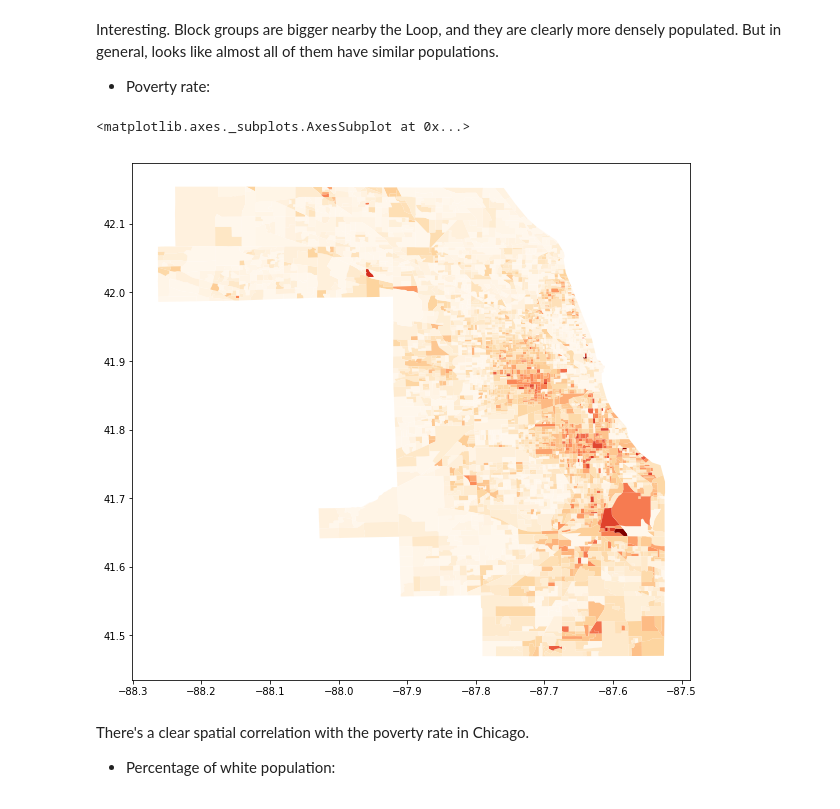
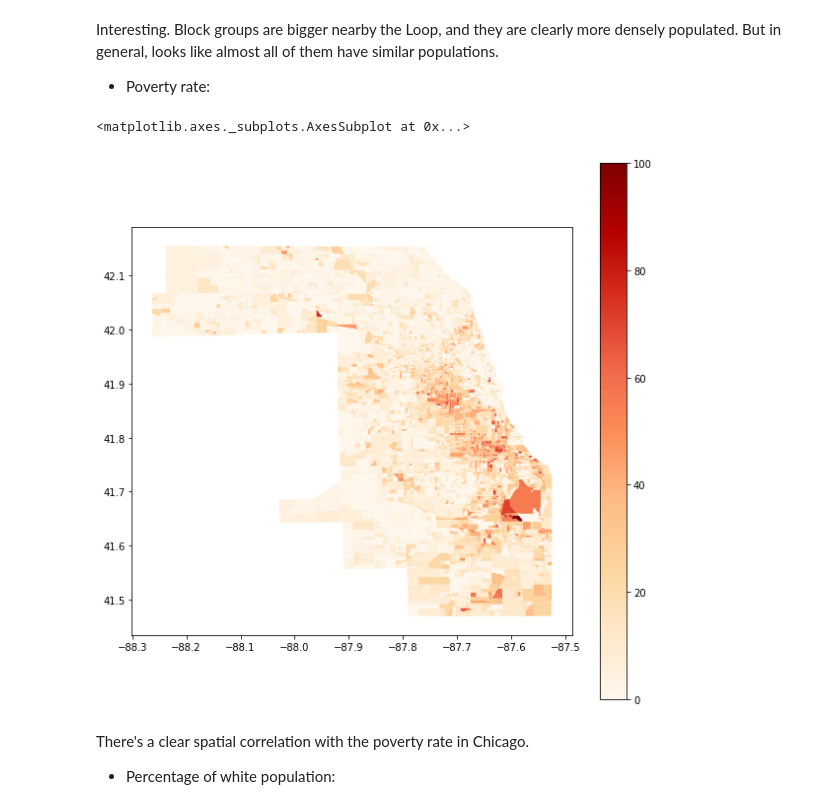
Before and after one commit to luisesanmartin/ml-eviction-chicago, a Jupyter notebook: notebooks/Data exploration - block groups.ipynb, the cells around one changed output. Saved outputs shown, nothing was run; the diff lists cells and outputs as text; code cells hidden in the pictures.

Commit message:
Added legend in one of the maps

```diff
--- a/notebooks/Data exploration - block groups.ipynb
+++ b/notebooks/Data exploration - block groups.ipynb
@@ -515,10 +519,10 @@ Interesting. Block groups are bigger nearby the Loop, and they are clearly more
 
 * Poverty rate:
 # %%
-gdf.plot(column='pr-16', cmap='OrRd', figsize=(10,10))
+gdf.plot(column='pr-16', cmap='OrRd', figsize=(10,10), legend=True)
 # %% [output]
 <matplotlib.axes._subplots.AxesSubplot at 0x...>
-[figure, old version]
+[figure, new version]
 # %% [markdown]
 There's a clear spatial correlation with the poverty rate in Chicago.
 
```
Also changed, not shown: parts of 2 cells of this notebook.
